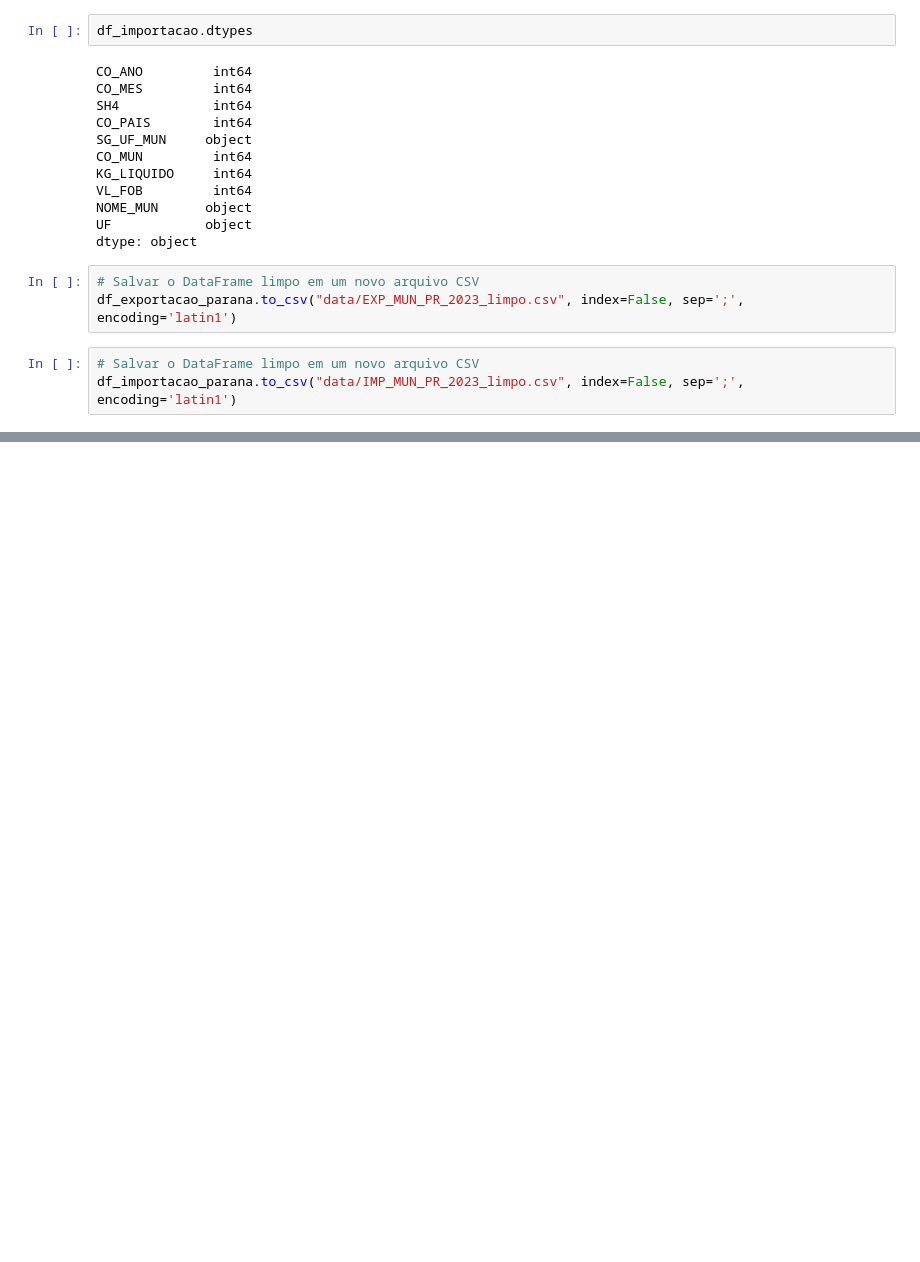
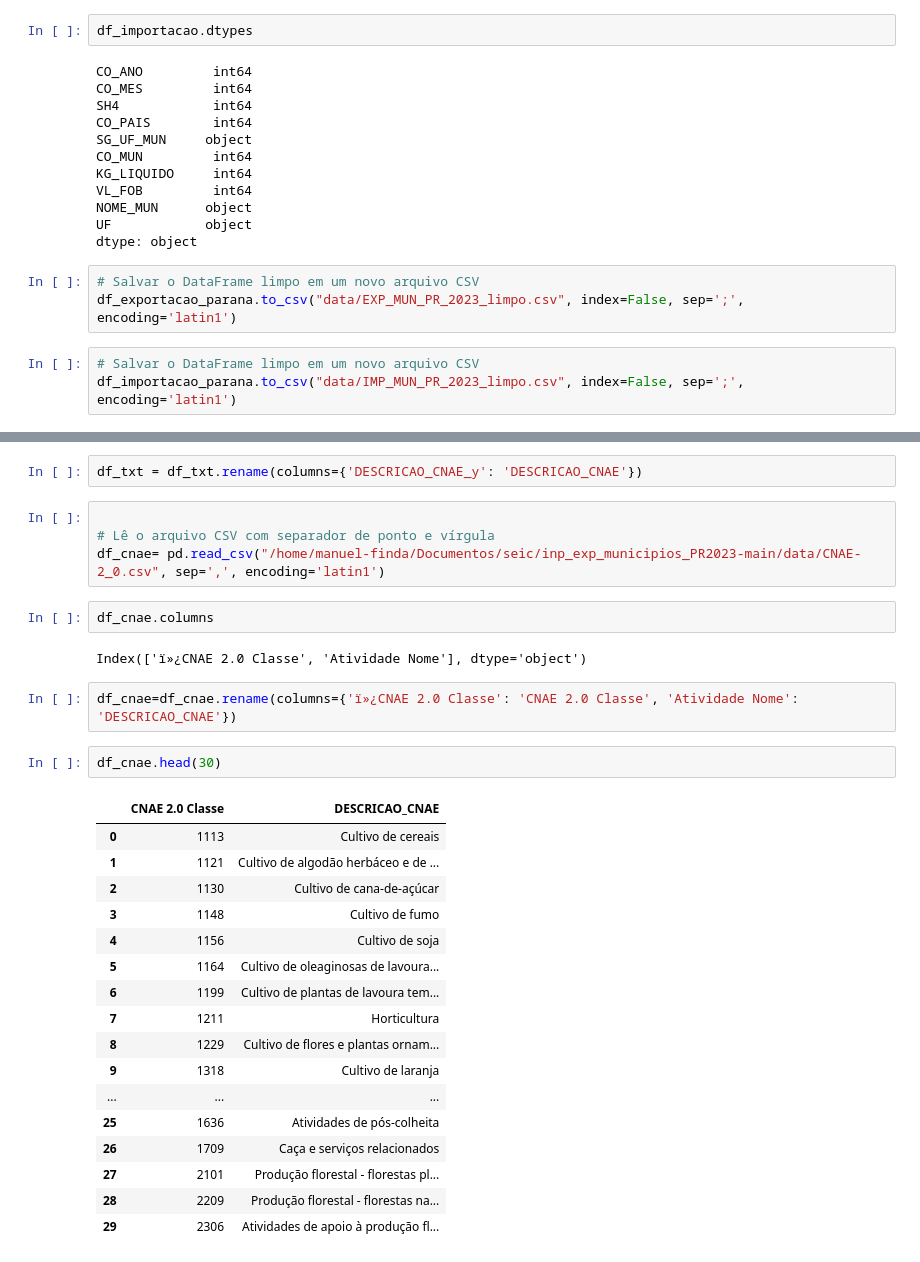
Before and after one commit to Manuelevaristo/inp_exp_municipios_PR2023, a Jupyter notebook: filtro.ipynb, the cells around one changed output, grey strips where cells are left out. Drawn from its saved outputs; the diff is of its cells as text; blank space fills up the shorter version.

```diff
--- a/filtro.ipynb
+++ b/filtro.ipynb
@@ -287,0 +427,32 @@ df_importacao_parana.to_csv("data/IMP_MUN_PR_2023_limpo.csv", index=False, sep='
+# %%
+df_txt = df_txt.rename(columns={'DESCRICAO_CNAE_y': 'DESCRICAO_CNAE'})
+# %%
+
+# Lê o arquivo CSV com separador de ponto e vírgula
+df_cnae= pd.read_csv("/home/manuel-finda/Documentos/seic/inp_exp_municipios_PR2023-main/data/CNAE-2_0.csv", sep=',', encoding='latin1')
+# %%
+df_cnae.columns
+# %% [output]
+Index(['ï»¿CNAE 2.0 Classe', 'Atividade Nome'], dtype='object')
+# %%
+df_cnae=df_cnae.rename(columns={'ï»¿CNAE 2.0 Classe': 'CNAE 2.0 Classe', 'Atividade Nome': 'DESCRICAO_CNAE'})
+# %%
+df_cnae.head(30)
+# %% [output]
+|  | CNAE 2.0 Classe | DESCRICAO_CNAE |
+| 0 | 1113 | Cultivo de cereais |
+| 1 | 1121 | Cultivo de algodão herbáceo e de ... |
+| 2 | 1130 | Cultivo de cana-de-açúcar |
+| 3 | 1148 | Cultivo de fumo |
+| 4 | 1156 | Cultivo de soja |
+| 5 | 1164 | Cultivo de oleaginosas de lavoura... |
+| 6 | 1199 | Cultivo de plantas de lavoura tem... |
+| 7 | 1211 | Horticultura |
+| 8 | 1229 | Cultivo de flores e plantas ornam... |
+| 9 | 1318 | Cultivo de laranja |
+| ... | ... | ... |
+| 25 | 1636 | Atividades de pós-colheita |
+| 26 | 1709 | Caça e serviços relacionados |
+| 27 | 2101 | Produção florestal - florestas pl... |
+| 28 | 2209 | Produção florestal - florestas na... |
+| 29 | 2306 | Atividades de apoio à produção fl... |
```
Also changed, not shown: parts of 19 cells of this notebook, 7 other files.
